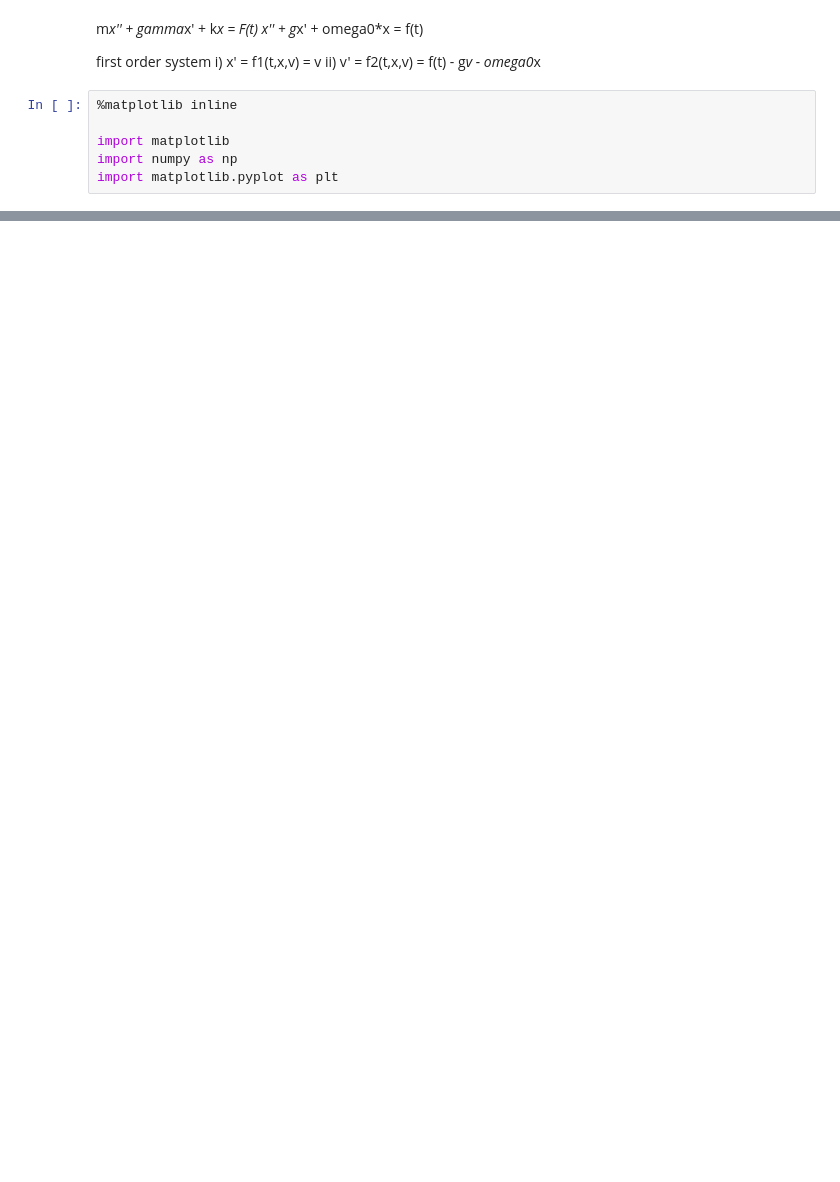
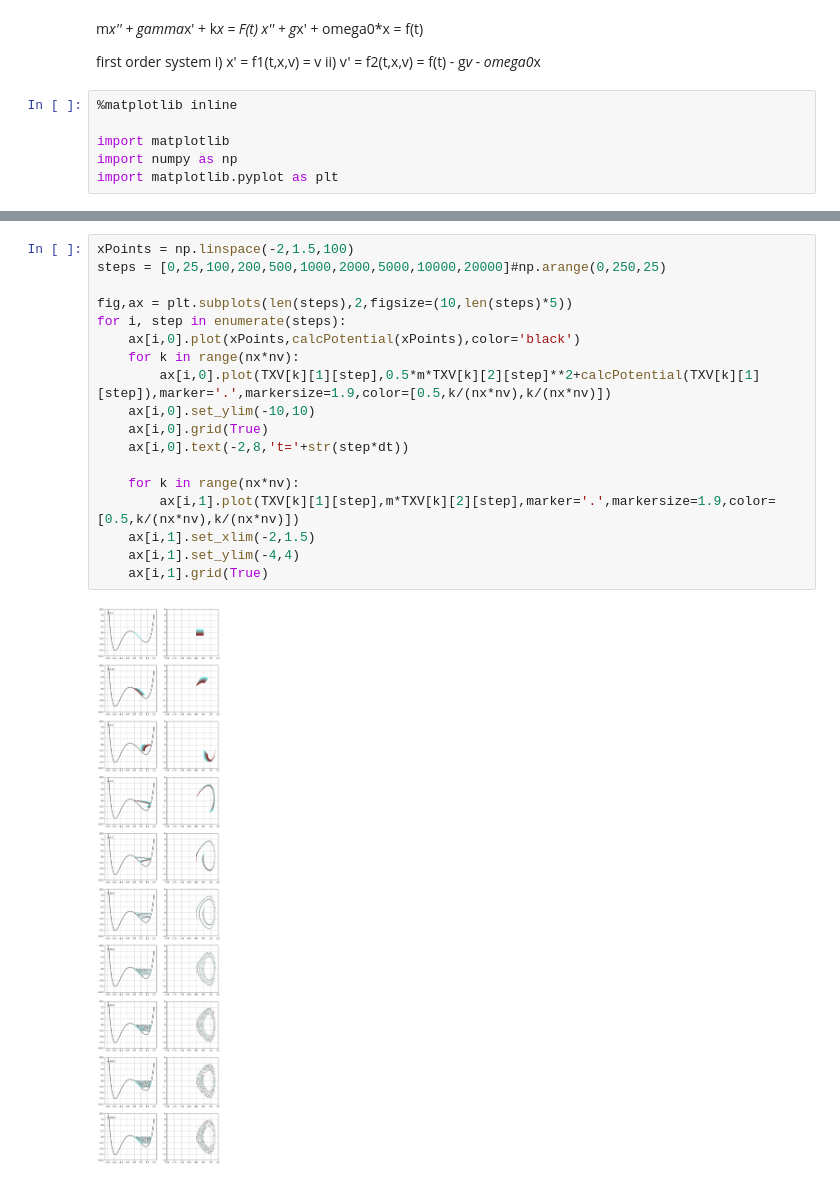
Before and after one commit to cthierfelder/PhysicsInPython, a Jupyter notebook: 01a_HarmOszi.ipynb, the cells around one changed output, grey strips where cells are left out. Drawn from its saved outputs; the diff is of its cells as text; blank space fills up the shorter version.

```diff
--- a/01a_HarmOszi.ipynb
+++ b/01a_HarmOszi.ipynb
@@ -93,0 +144,20 @@ plt.ylim((0,20))
+# %%
+xPoints = np.linspace(-2,1.5,100)
+steps = [0,25,100,200,500,1000,2000,5000,10000,20000]#np.arange(0,250,25)
+
+fig,ax = plt.subplots(len(steps),2,figsize=(10,len(steps)*5))
+for i, step in enumerate(steps):
+    ax[i,0].plot(xPoints,calcPotential(xPoints),color='black')
+    for k in range(nx*nv):
+        ax[i,0].plot(TXV[k][1][step],0.5*m*TXV[k][2][step]**2+calcPotential(TXV[k][1][step]),marker='.',markersize=1.9,color=[0.5,k/(nx*nv),k/(nx*nv)])
+    ax[i,0].set_ylim(-10,10)
+    ax[i,0].grid(True)
+    ax[i,0].text(-2,8,'t='+str(step*dt))
+
+    for k in range(nx*nv):
+        ax[i,1].plot(TXV[k][1][step],m*TXV[k][2][step],marker='.',markersize=1.9,color=[0.5,k/(nx*nv),k/(nx*nv)])
+    ax[i,1].set_xlim(-2,1.5)
+    ax[i,1].set_ylim(-4,4)
+    ax[i,1].grid(True)
+# %% [output]
+[figure, added]
```
Also changed, not shown: parts of 4 cells of this notebook.
